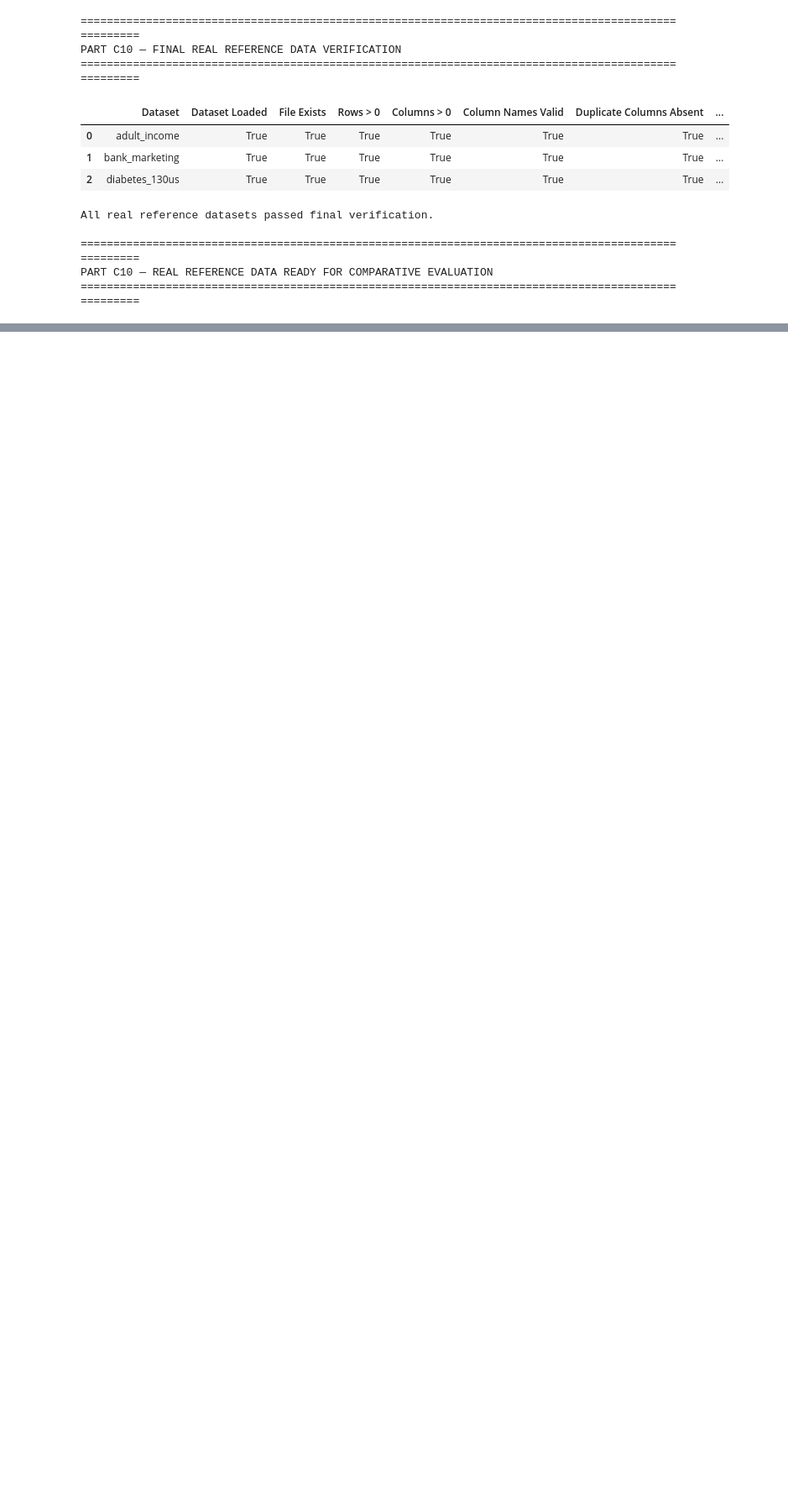
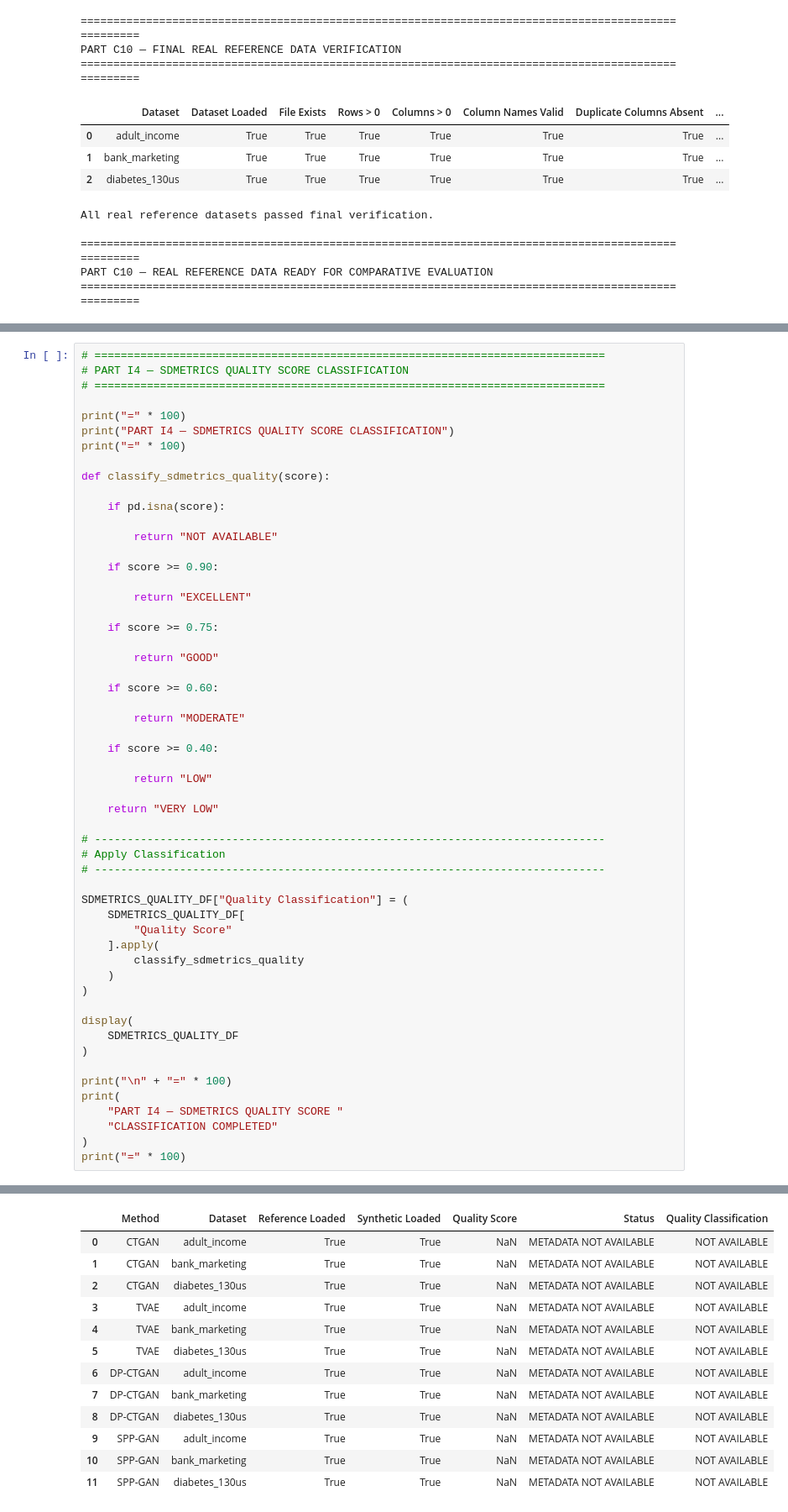
Before and after one commit to amzad-786githumb/Privacy-Preserving-Synthetic-Tabular-Data-Generation-Using-Generative-Adversarial-Networks, a Jupyter notebook: 08_Comparative_evaluation.ipynb, the cells around one changed output, grey strips where cells are left out. Shown at 84% size. Cells and saved outputs as stored; diff of their text form; blank space fills up the shorter version.

```diff
--- a/08_Comparative_evaluation.ipynb
+++ b/08_Comparative_evaluation.ipynb
@@ -18772,0 +10236,56 @@ print("\n✓ Membership Inference Attack Evaluation Completed")
+# %%
+# ==============================================================================
+# PART I4 — SDMETRICS QUALITY SCORE CLASSIFICATION
+# ==============================================================================
+
+print("=" * 100)
+print("PART I4 — SDMETRICS QUALITY SCORE CLASSIFICATION")
+print("=" * 100)
+
+def classify_sdmetrics_quality(score):
+
+    if pd.isna(score):
+
+        return "NOT AVAILABLE"
+
+    if score >= 0.90:
+
+        return "EXCELLENT"
+
+    if score >= 0.75:
+
+        return "GOOD"
+
+    if score >= 0.60:
+
+        return "MODERATE"
+
+    if score >= 0.40:
+
+        return "LOW"
+
+    return "VERY LOW"
+
+# ------------------------------------------------------------------------------
+# Apply Classification
+# ------------------------------------------------------------------------------
+
+SDMETRICS_QUALITY_DF["Quality Classification"] = (
+    SDMETRICS_QUALITY_DF[
+        "Quality Score"
+    ].apply(
+        classify_sdmetrics_quality
+    )
+)
+
+display(
+    SDMETRICS_QUALITY_DF
+)
+
+print("\n" + "=" * 100)
+print(
+    "PART I4 — SDMETRICS QUALITY SCORE "
+    "CLASSIFICATION COMPLETED"
+)
+print("=" * 100)
+# %% [output]
@@ -18772,0 +10295,13 @@ print("\n✓ Membership Inference Attack Evaluation Completed")
+|  | Method | Dataset | Reference Loaded | Synthetic Loaded | Quality Score | Status | Quality Classification |
+| 0 | CTGAN | adult_income | True | True | NaN | METADATA NOT AVAILABLE | NOT AVAILABLE |
+| 1 | CTGAN | bank_marketing | True | True | NaN | METADATA NOT AVAILABLE | NOT AVAILABLE |
+| 2 | CTGAN | diabetes_130us | True | True | NaN | METADATA NOT AVAILABLE | NOT AVAILABLE |
+| 3 | TVAE | adult_income | True | True | NaN | METADATA NOT AVAILABLE | NOT AVAILABLE |
+| 4 | TVAE | bank_marketing | True | True | NaN | METADATA NOT AVAILABLE | NOT AVAILABLE |
+| 5 | TVAE | diabetes_130us | True | True | NaN | METADATA NOT AVAILABLE | NOT AVAILABLE |
+| 6 | DP-CTGAN | adult_income | True | True | NaN | METADATA NOT AVAILABLE | NOT AVAILABLE |
+| 7 | DP-CTGAN | bank_marketing | True | True | NaN | METADATA NOT AVAILABLE | NOT AVAILABLE |
+| 8 | DP-CTGAN | diabetes_130us | True | True | NaN | METADATA NOT AVAILABLE | NOT AVAILABLE |
+| 9 | SPP-GAN | adult_income | True | True | NaN | METADATA NOT AVAILABLE | NOT AVAILABLE |
+| 10 | SPP-GAN | bank_marketing | True | True | NaN | METADATA NOT AVAILABLE | NOT AVAILABLE |
+| 11 | SPP-GAN | diabetes_130us | True | True | NaN | METADATA NOT AVAILABLE | NOT AVAILABLE |
```
Also changed, not shown: parts of 162 cells of this notebook.
